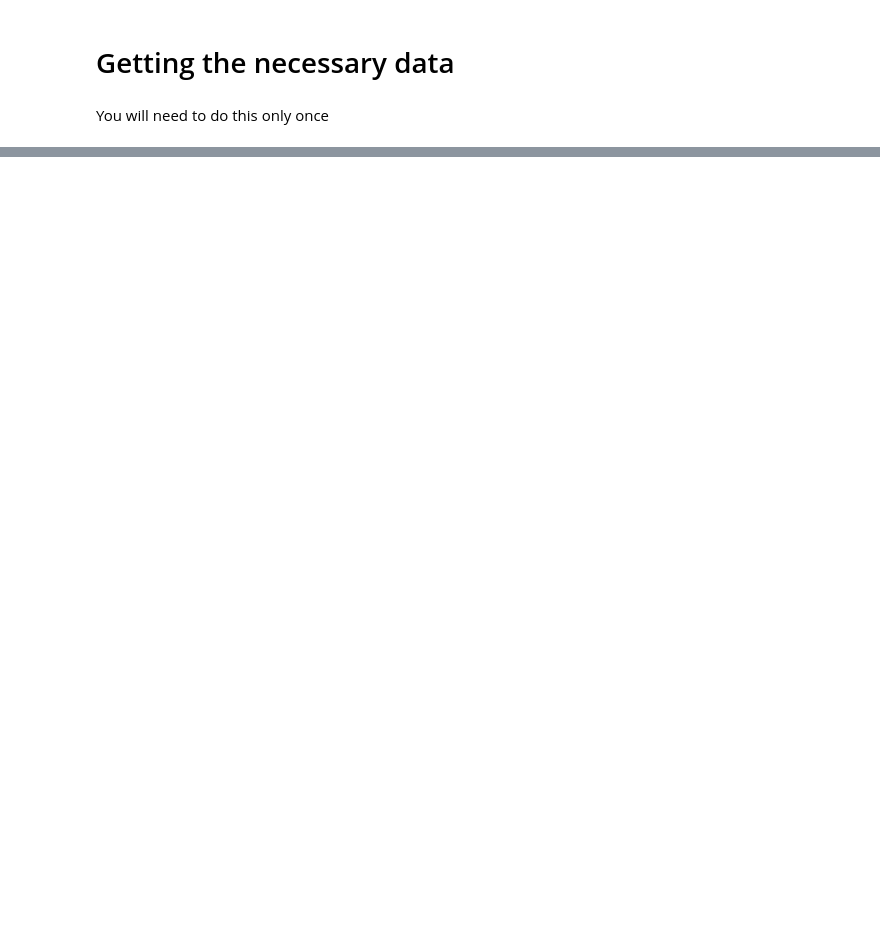
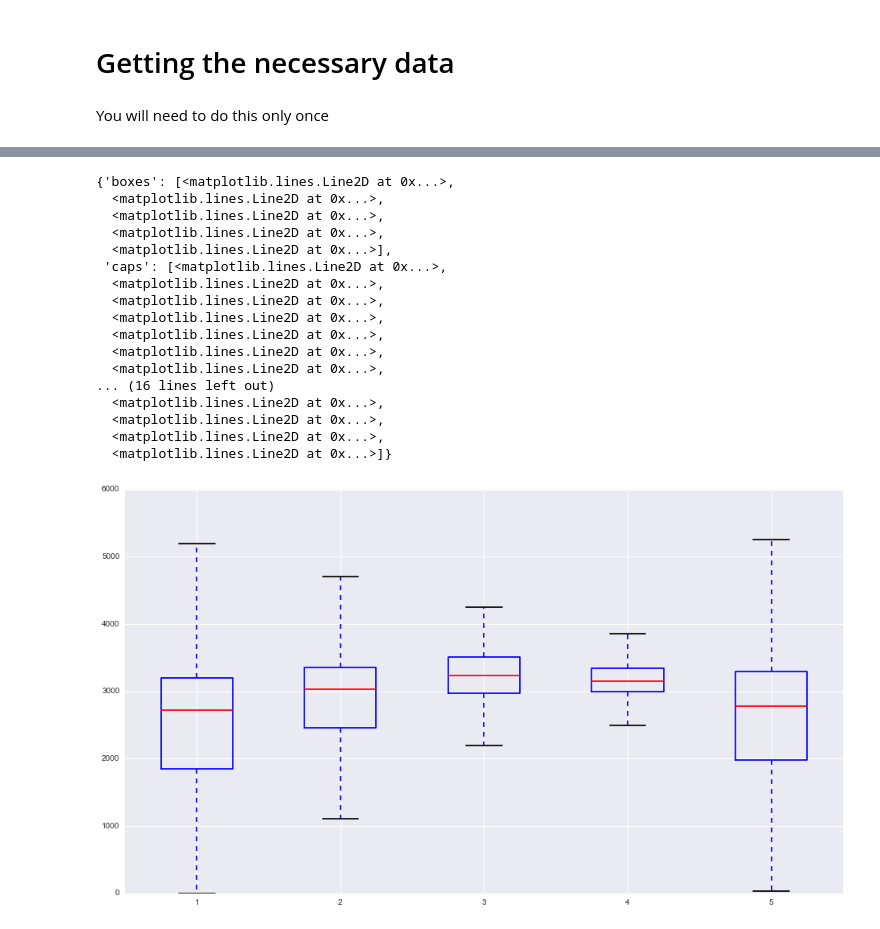
Before and after one commit to tiagoantao/bioinf-python, a Jupyter notebook: notebooks/01_NGS/Filtering_SNPs.ipynb, the cells around one changed output, grey strips where cells are left out. Drawn from its saved outputs; the diff is of its cells as text; code cells hidden in the pictures; blank space fills up the shorter version.

```diff
--- a/notebooks/01_NGS/Filtering_SNPs.ipynb
+++ b/notebooks/01_NGS/Filtering_SNPs.ipynb
@@ -141,0 +171,62 @@ fig.suptitle('Number of calls per depth and fraction of that are heterozyguous',
+# %%
+accepted_eff = ['INTERGENIC', 'INTRON', 'NON_SYNONYMOUS_CODING', 'SYNONYMOUS_CODING']
+
+def get_variant_relation(recs, f1, f2):
+    rel = defaultdict(int)
+    for rec in recs:
+        if not rec.is_snp:
+             continue
+        try:
+            v1 = f1(rec)
+            v2 = f2(rec)
+            if v1 is None or v2 is None:
+                continue  # We ignore Nones
+            rel[(v1, v2)] += 1
+            #careful with the size, floats: round?
+        except:
+            # This is outside the domain (typically None)
+            pass
+    return rel
+
+def eff_to_int(rec):
+    try:
+        for annot in rec.INFO['EFF']:
+            #We use the first annotation
+            master_type = annot.split('(')[0]
+            return accepted_eff.index(master_type)
+    except ValueError:
+        return len(accepted_eff)
+
+eff_mq0s = {}
+for name in names:
+    recs = vcf.Reader(filename=name)
+    eff_mq0s[name] = get_variant_relation(recs, lambda r: eff_to_int(r), lambda r: int(r.INFO['DP']))
+# %%
+fig, ax = plt.subplots(figsize=(16,9))
+name = 'standard.vcf.gz'
+bp_vals = [[] for x in range(len(accepted_eff) + 1)]
+for k, cnt in eff_mq0s[name].items():
+    my_eff, mq0 = k
+    bp_vals[my_eff].extend([mq0] * cnt)
+    #memory usage
+#print(bp_vals[-2])
+ax.boxplot(bp_vals, sym='')
+# %% [output]
+{'boxes': [<matplotlib.lines.Line2D at 0x...>,
+  <matplotlib.lines.Line2D at 0x...>,
+  <matplotlib.lines.Line2D at 0x...>,
+  <matplotlib.lines.Line2D at 0x...>,
+  <matplotlib.lines.Line2D at 0x...>],
+ 'caps': [<matplotlib.lines.Line2D at 0x...>,
+  <matplotlib.lines.Line2D at 0x...>,
+  <matplotlib.lines.Line2D at 0x...>,
+  <matplotlib.lines.Line2D at 0x...>,
+  <matplotlib.lines.Line2D at 0x...>,
+  <matplotlib.lines.Line2D at 0x...>,
+  <matplotlib.lines.Line2D at 0x...>,
+... (16 lines left out)
+  <matplotlib.lines.Line2D at 0x...>,
+  <matplotlib.lines.Line2D at 0x...>,
+  <matplotlib.lines.Line2D at 0x...>,
+  <matplotlib.lines.Line2D at 0x...>]}
+[figure, added]
```
Also changed, not shown: parts of 11 cells of this notebook.
